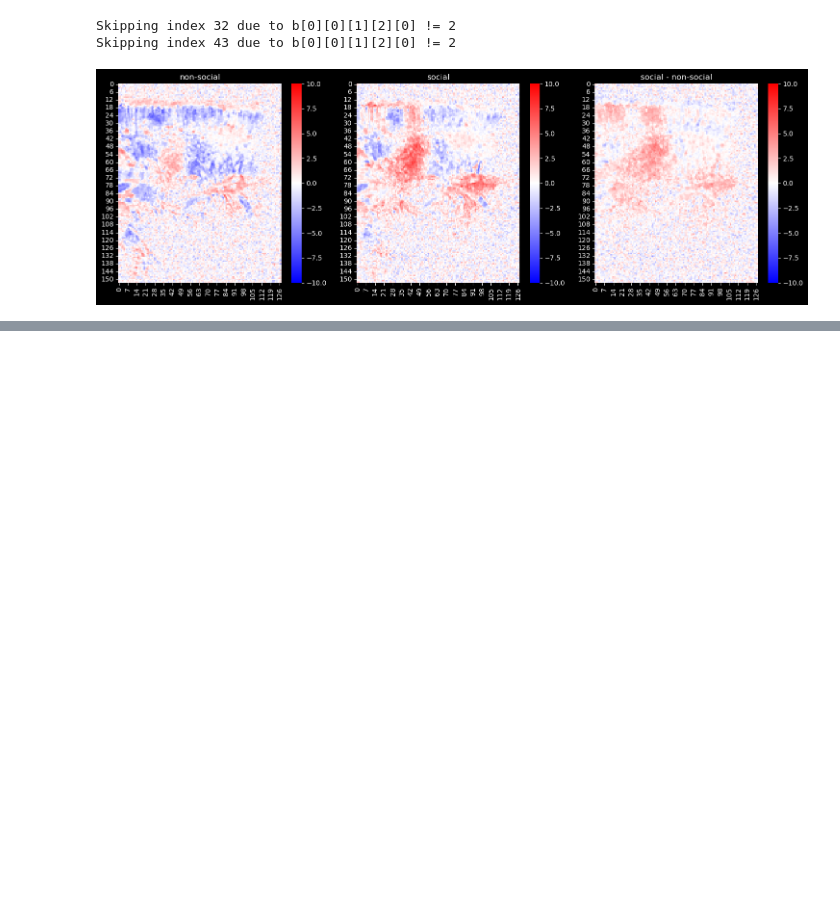
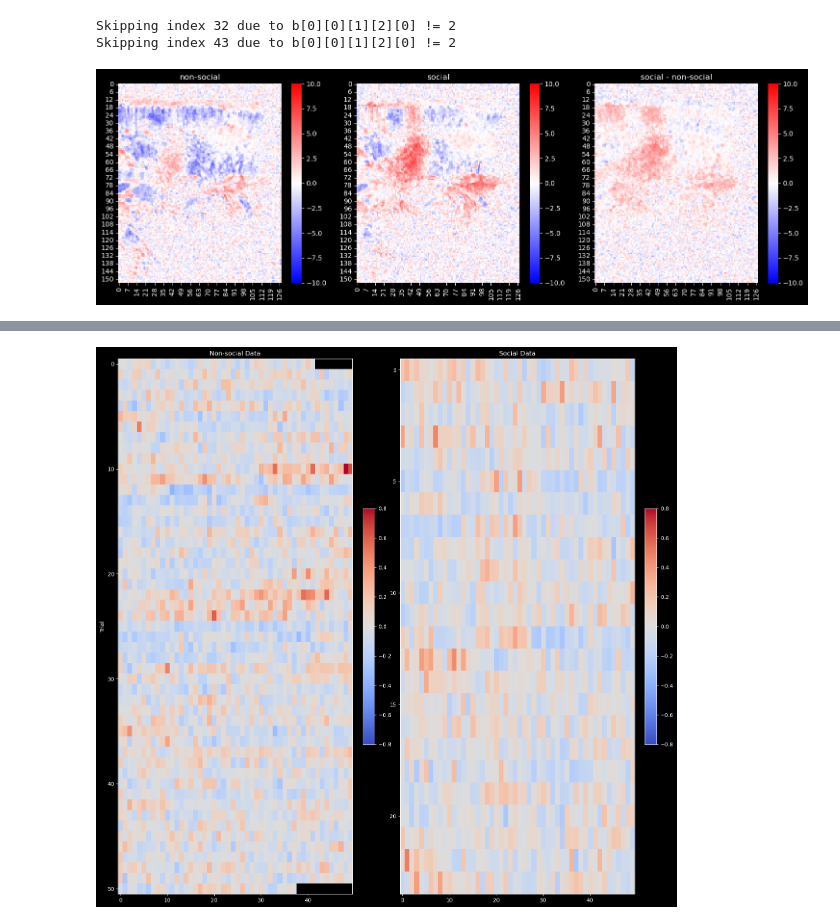
Before and after one commit to yibeichan/fUSi-workflow, a Jupyter notebook: code/social_grouper.ipynb, the cells around one changed output, grey strips where cells are left out. Saved outputs shown, nothing was run; the diff lists cells and outputs as text; code cells hidden in the pictures; blank space fills up the shorter version.

```diff
--- a/code/social_grouper.ipynb
+++ b/code/social_grouper.ipynb
@@ -181,0 +233,32 @@ plot_contrasts(contrast_results, vmin=-10, vmax=10)
+# %%
+from matplotlib.gridspec import GridSpec
+
+fig = plt.figure(figsize=(18, 18))  # Adjust the figure size to accommodate three plots
+
+# Use GridSpec to control the layout
+gs = GridSpec(1, 2, width_ratios=[1, 1], wspace=0.1)  # Three equal-width plots
+
+min_val = -0.8
+max_val = 0.8
+# First plot (reward_data)
+ax0 = fig.add_subplot(gs[0])
+im0 = ax0.imshow(normalized_data[0], cmap='coolwarm', aspect='auto', vmin=min_val, vmax=max_val)
+ax0.set_title('Non-social Data')
+ax0.set_ylabel('Trial')
+# ax0.set_xticks([])  # Adjust or remove ticks as needed
+
+# Second plot (airpuff_data)
+ax1 = fig.add_subplot(gs[1])
+im1 = ax1.imshow(normalized_data[1], cmap='coolwarm', aspect='auto', vmin=min_val, vmax=max_val)
+ax1.set_title('Social Data')
+# ax1.set_xticks([])  # Adjust or remove ticks as needed
+# ax1.set_yticks([])
+
+
+# Add colorbars (optional)
+plt.colorbar(im0, ax=ax0, fraction=0.046, pad=0.04)
+plt.colorbar(im1, ax=ax1, fraction=0.046, pad=0.04)
+
+plt.show()
+# %% [output]
+[figure, added]
```
Also changed, not shown: parts of 25 cells of this notebook, 7 other files.
